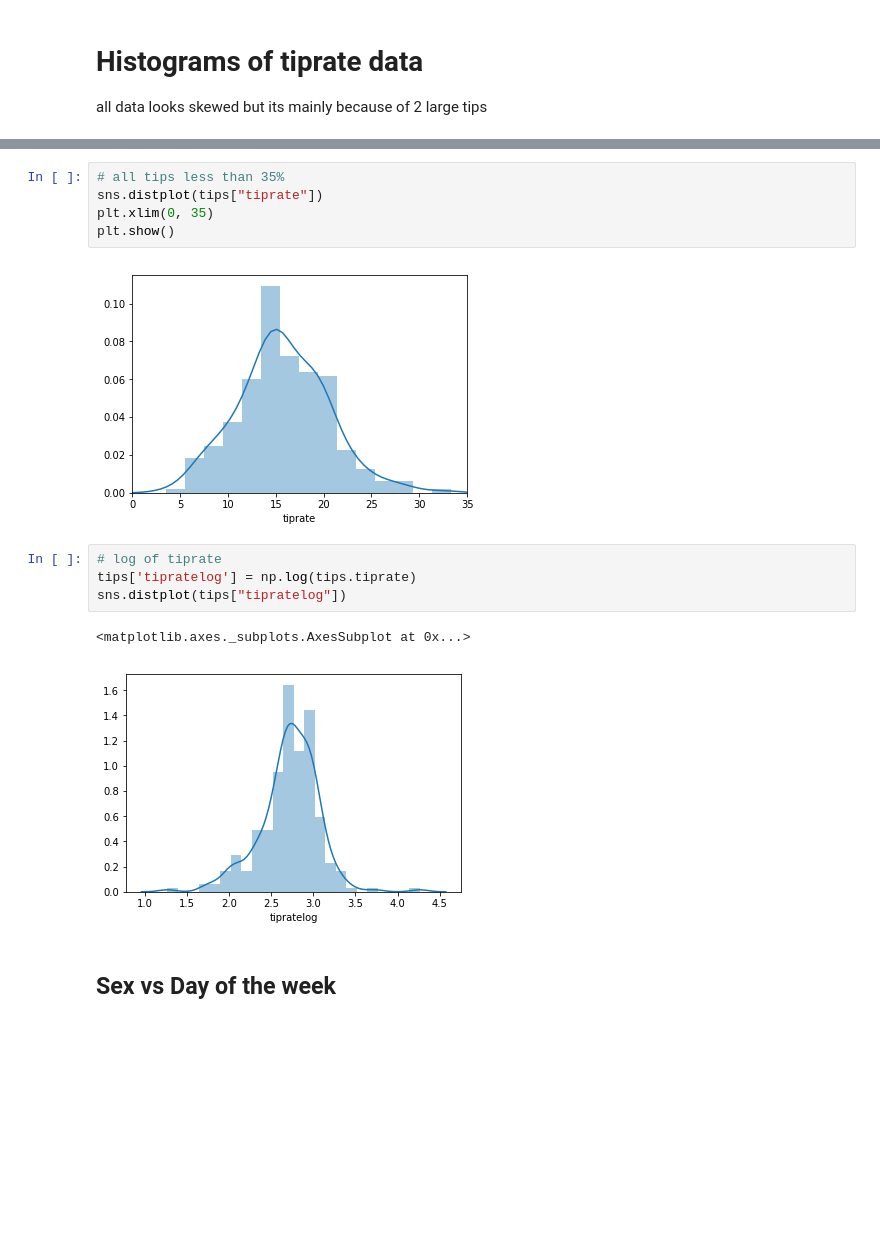
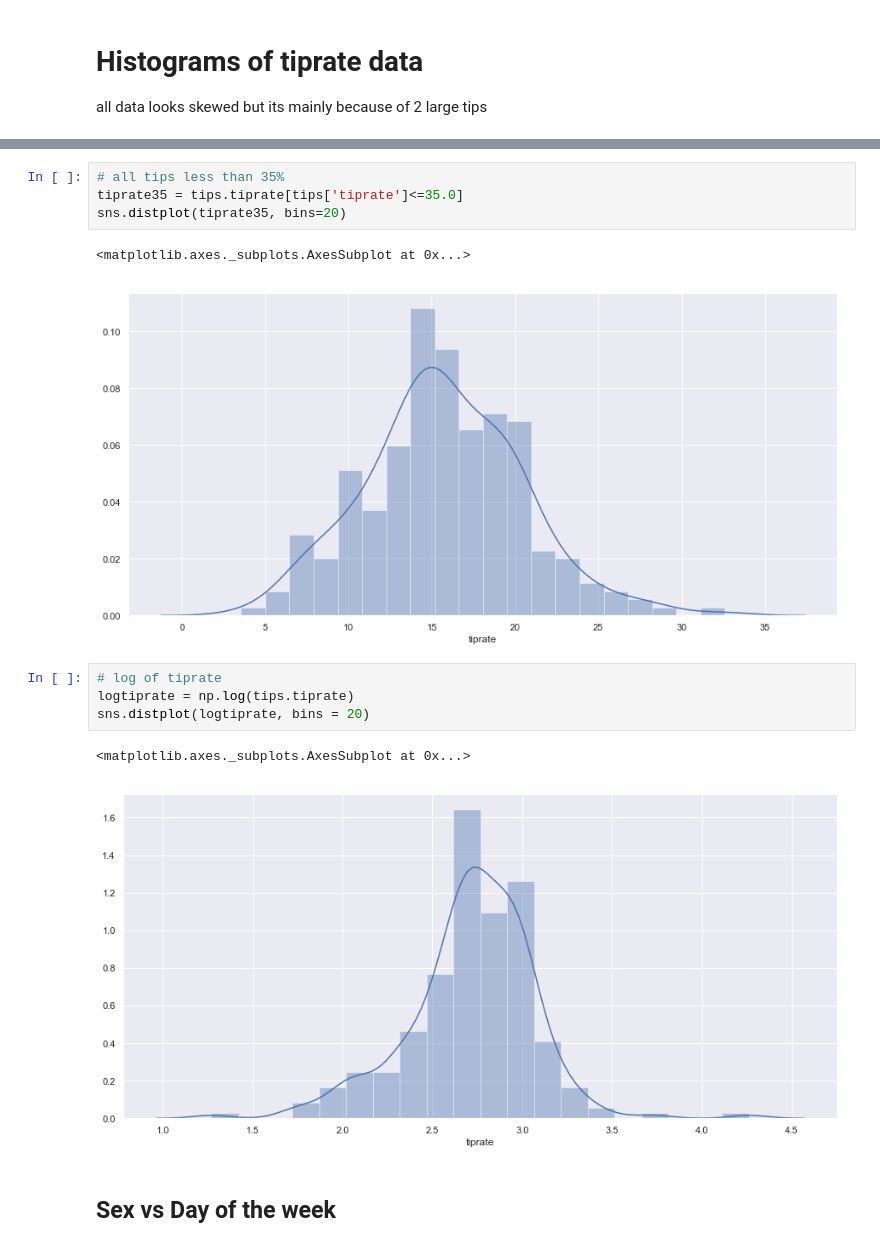
Before and after one commit to zoecahill1/fundamentals-project, a Jupyter notebook: tips-dataset.ipynb, the cells around one changed output, grey strips where cells are left out. Saved outputs shown, nothing was run; the diff lists cells and outputs as text; blank space fills up the shorter version.

```diff
--- a/tips-dataset.ipynb
+++ b/tips-dataset.ipynb
@@ -288,17 +394,17 @@ sns.distplot(tips["tiprate"])
 # %%
 # all tips less than 35%
-sns.distplot(tips["tiprate"])
-plt.xlim(0, 35)
-plt.show()
+tiprate35 = tips.tiprate[tips['tiprate']<=35.0]
+sns.distplot(tiprate35, bins=20)
 # %% [output]
+<matplotlib.axes._subplots.AxesSubplot at 0x...>
-[figure, old version]
+[figure, new version]
 # %%
 # log of tiprate
-tips['tipratelog'] = np.log(tips.tiprate)
-sns.distplot(tips["tipratelog"])
+logtiprate = np.log(tips.tiprate)
+sns.distplot(logtiprate, bins = 20)
 # %% [output]
 <matplotlib.axes._subplots.AxesSubplot at 0x...>
-[figure, old version]
+[figure, new version]
 # %% [markdown]
 ## Sex vs Day of the week
 # %%
```
Also changed, not shown: parts of 26 cells of this notebook, 1 other file.
